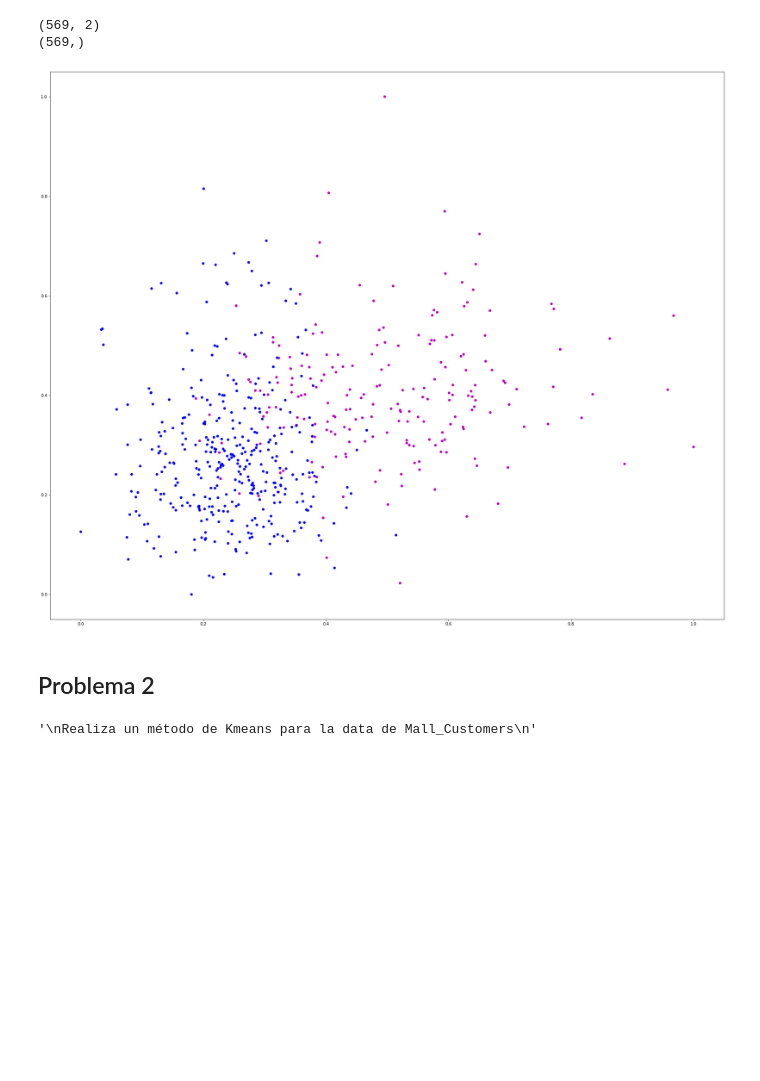
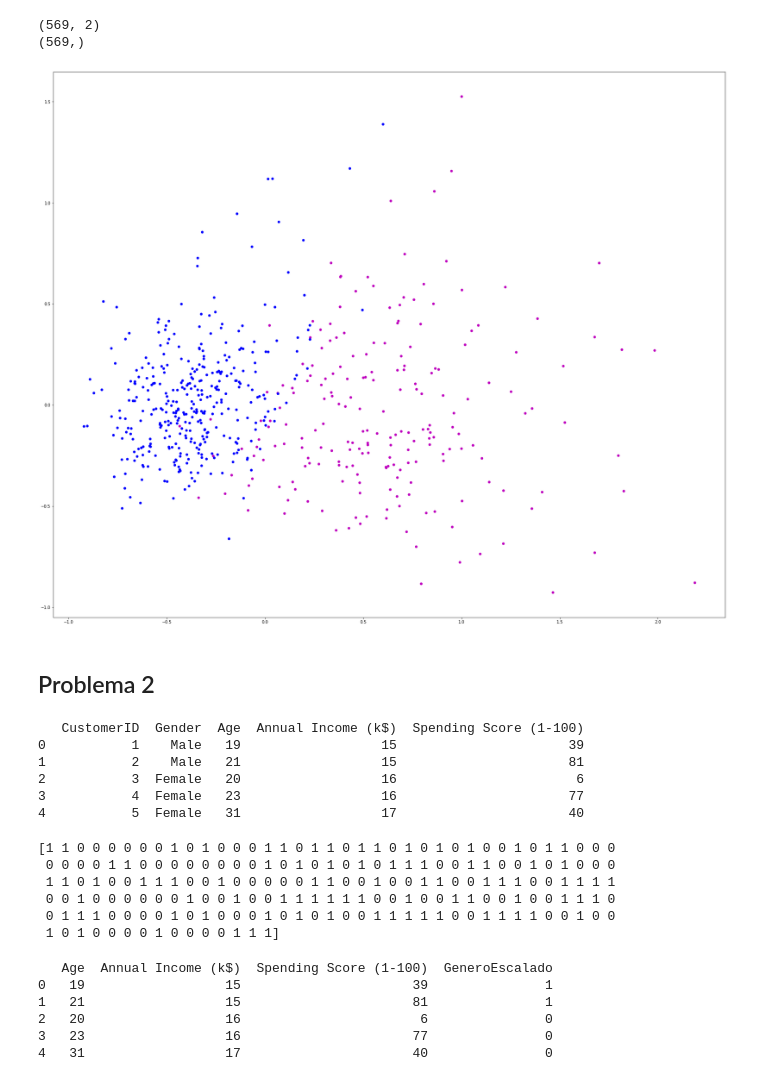
Before and after one commit to CoolfaceJerkCity/PythonIntermedio2022, a Jupyter notebook: Lec7_Nosupervisados.ipynb, the cells around one changed output. Saved outputs shown, nothing was run; the diff lists cells and outputs as text; code cells hidden in the pictures; blank space fills up the shorter version.

```diff
--- a/Lec7_Nosupervisados.ipynb
+++ b/Lec7_Nosupervisados.ipynb
@@ -95,16 +99,24 @@ print(np.shape(y))
 # %%
 ##Poder hacer el gráfico de dispersión: 1) Matplotlib y la segunda mediante plotly
 
 plt.figure(figsize = (30,25))
-plt.scatter(X_escalado[:,0],X_escalado[:,1],c= y,s = 30)
+plt.scatter(Xpca[:,0],Xpca[:,1],c= y,s = 30)
 plt.show()
 # %% [output]
-[figure, old version]
+[figure, new version]
 # %% [markdown]
 ## Problema 2
 # %%
 """
 Realiza un método de Kmeans para la data de Mall_Customers
 """
+
+df_mallcostumers = pd.read_csv("https://raw.githubusercontent.com/pedrorotta/PythonIntermedio2022/main/clase6/Mall_Customers.csv")
+print(df_mallcostumers.head())
 # %% [output]
-'\nRealiza un método de Kmeans para la data de Mall_Customers\n'
+   CustomerID  Gender  Age  Annual Income (k$)  Spending Score (1-100)
+0           1    Male   19                  15                      39
+1           2    Male   21                  15                      81
+2           3  Female   20                  16                       6
+3           4  Female   23                  16                      77
+4           5  Female   31                  17                      40
@@ -110,0 +143,22 @@ Realiza un método de Kmeans para la data de Mall_Customers
+# %%
+print(x_gen_encoder)
+# %% [output]
+[1 1 0 0 0 0 0 0 1 0 1 0 0 0 1 1 0 1 1 0 1 1 0 1 0 1 0 1 0 0 1 0 1 1 0 0 0
+ 0 0 0 0 1 1 0 0 0 0 0 0 0 0 1 0 1 0 1 0 1 0 1 1 1 0 0 1 1 0 0 1 0 1 0 0 0
+ 1 1 0 1 0 0 1 1 1 0 0 1 0 0 0 0 0 1 1 0 0 1 0 0 1 1 0 0 1 1 1 0 0 1 1 1 1
+ 0 0 1 0 0 0 0 0 0 1 0 0 1 0 0 1 1 1 1 1 1 0 0 1 0 0 1 1 0 0 1 0 0 1 1 1 0
+ 0 1 1 1 0 0 0 0 1 0 1 0 0 0 1 0 1 0 1 0 0 1 1 1 1 1 0 0 1 1 1 1 0 0 1 0 0
+ 1 0 1 0 0 0 0 1 0 0 0 0 1 1 1]
+# %%
+## Eliminar el X_gen e ingresamos el xgencodificado
+
+X_singen = X_featuresdf.drop(columns = ['Gender'])
+X_singen['GeneroEscalado'] = x_gen_encoder
+print(X_singen.head())
+# %% [output]
+   Age  Annual Income (k$)  Spending Score (1-100)  GeneroEscalado
+0   19                  15                      39               1
+1   21                  15                      81               1
+2   20                  16                       6               0
+3   23                  16                      77               0
+4   31                  17                      40               0
```
Also changed, not shown: parts of 13 cells of this notebook.
